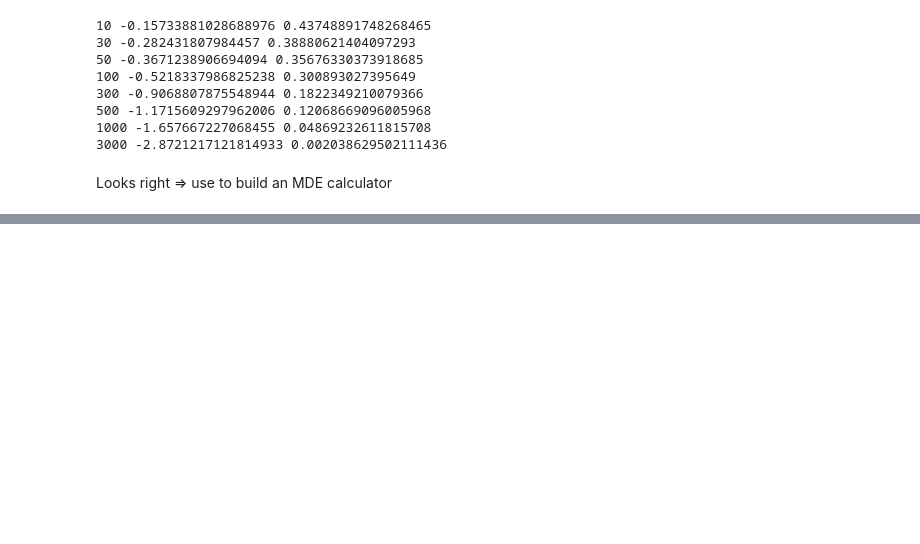
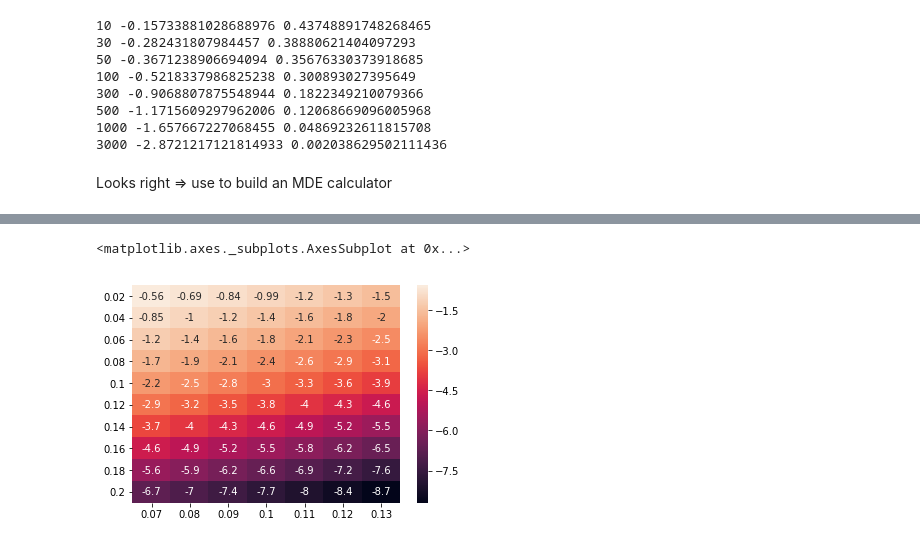
Before and after one commit to SWannell/non-inferiority-test, a Jupyter notebook: non-inferiority-statistics.ipynb, the cells around one changed output, grey strips where cells are left out. Drawn from its saved outputs; the diff is of its cells as text; code cells hidden in the pictures; blank space fills up the shorter version.

```diff
--- a/non-inferiority-statistics.ipynb
+++ b/non-inferiority-statistics.ipynb
@@ -289,0 +345,5 @@ Looks right => use to build an MDE calculator
+# %%
+sns.heatmap(np.log(p_values.astype(float)), annot=True)
+# %% [output]
+<matplotlib.axes._subplots.AxesSubplot at 0x...>
+[figure, added]
```
Also changed, not shown: parts of 8 cells of this notebook.
